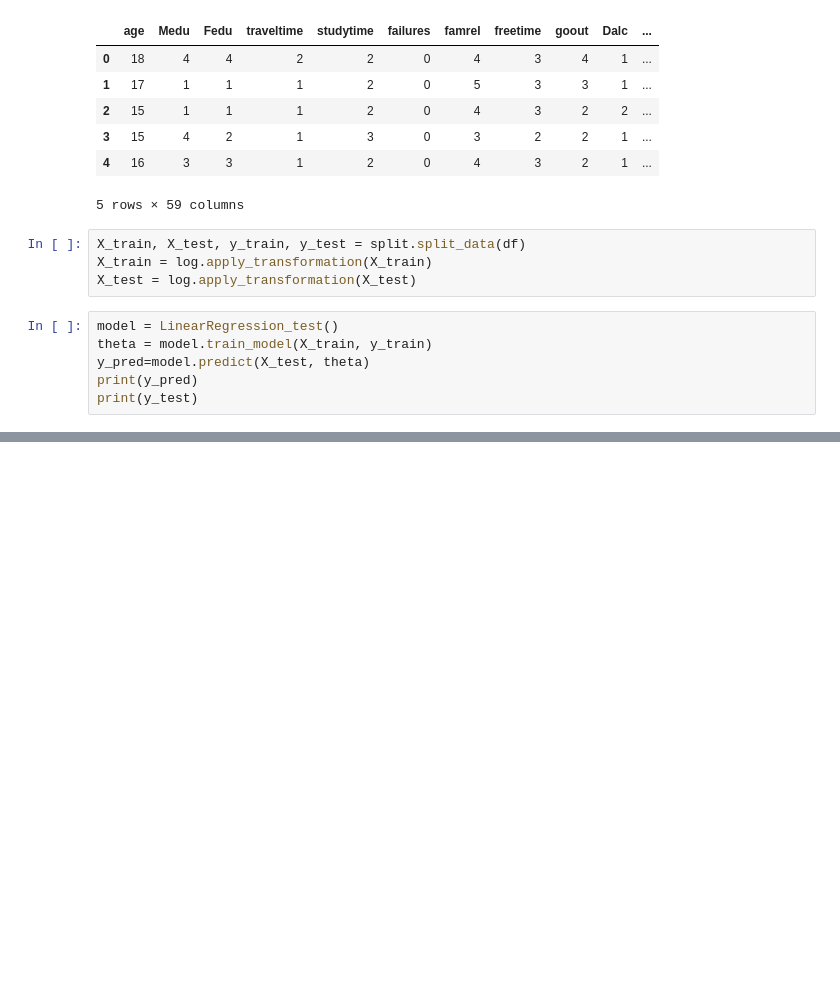
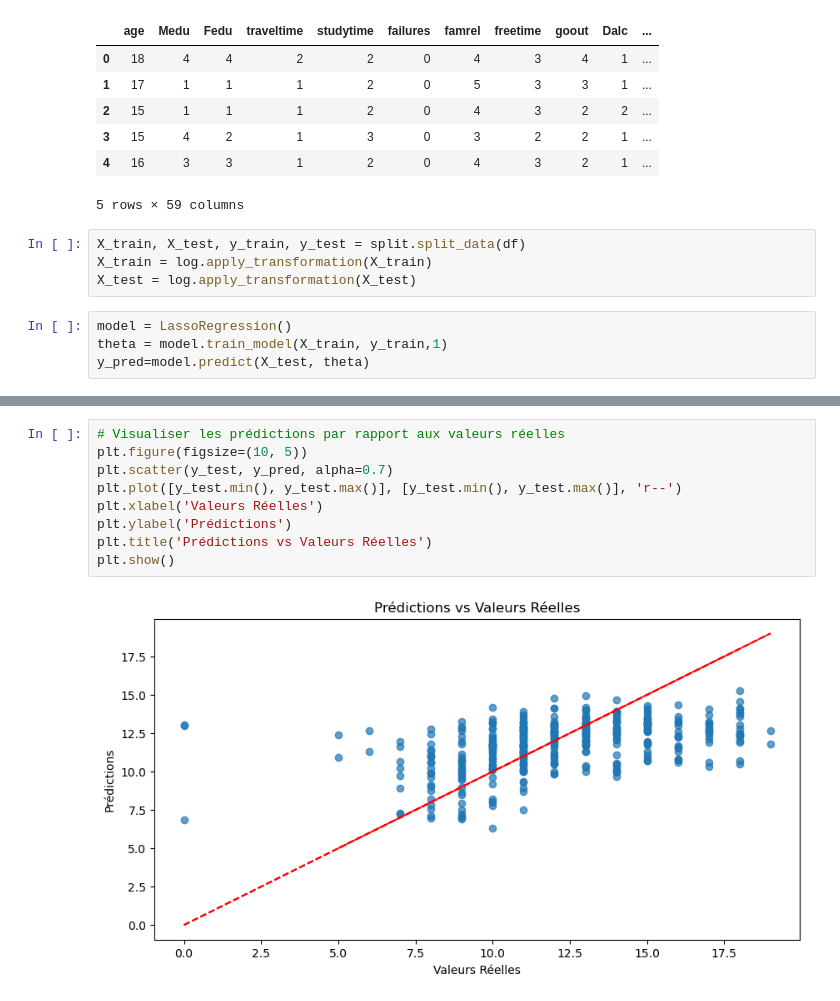
Before and after one commit to adamchgour/LinearRegressionFromScratch, a Jupyter notebook: src/main.ipynb, the cells around one changed output, grey strips where cells are left out. Drawn from its saved outputs; the diff is of its cells as text; blank space fills up the shorter version.

Commit message:
Ajout des modèles Ridge et Lasso et implémentation de la Cross validation LOO pour l'OLS. Création d'un nouveau fichier opti_tools pour Lasso. Lasso et LOO doivent être réparés.

```diff
--- a/src/main.ipynb
+++ b/src/main.ipynb
@@ -36,9 +32,7 @@ X_train, X_test, y_train, y_test = split.split_data(df)
 X_train = log.apply_transformation(X_train)
 X_test = log.apply_transformation(X_test)
 # %%
-model = LinearRegression_test()
-theta = model.train_model(X_train, y_train)
+model = LassoRegression()
+theta = model.train_model(X_train, y_train,1)
 y_pred=model.predict(X_test, theta)
-print(y_pred)
-print(y_test)
 # %% [output]
@@ -65,0 +50,11 @@ Mean Squared Error:  7.6121441696866405
+# %%
+# Visualiser les prédictions par rapport aux valeurs réelles
+plt.figure(figsize=(10, 5))
+plt.scatter(y_test, y_pred, alpha=0.7)
+plt.plot([y_test.min(), y_test.max()], [y_test.min(), y_test.max()], 'r--')
+plt.xlabel('Valeurs Réelles')
+plt.ylabel('Prédictions')
+plt.title('Prédictions vs Valeurs Réelles')
+plt.show()
+# %% [output]
+[figure, added]
```
Also changed, not shown: parts of 6 cells of this notebook, 2 other files.
